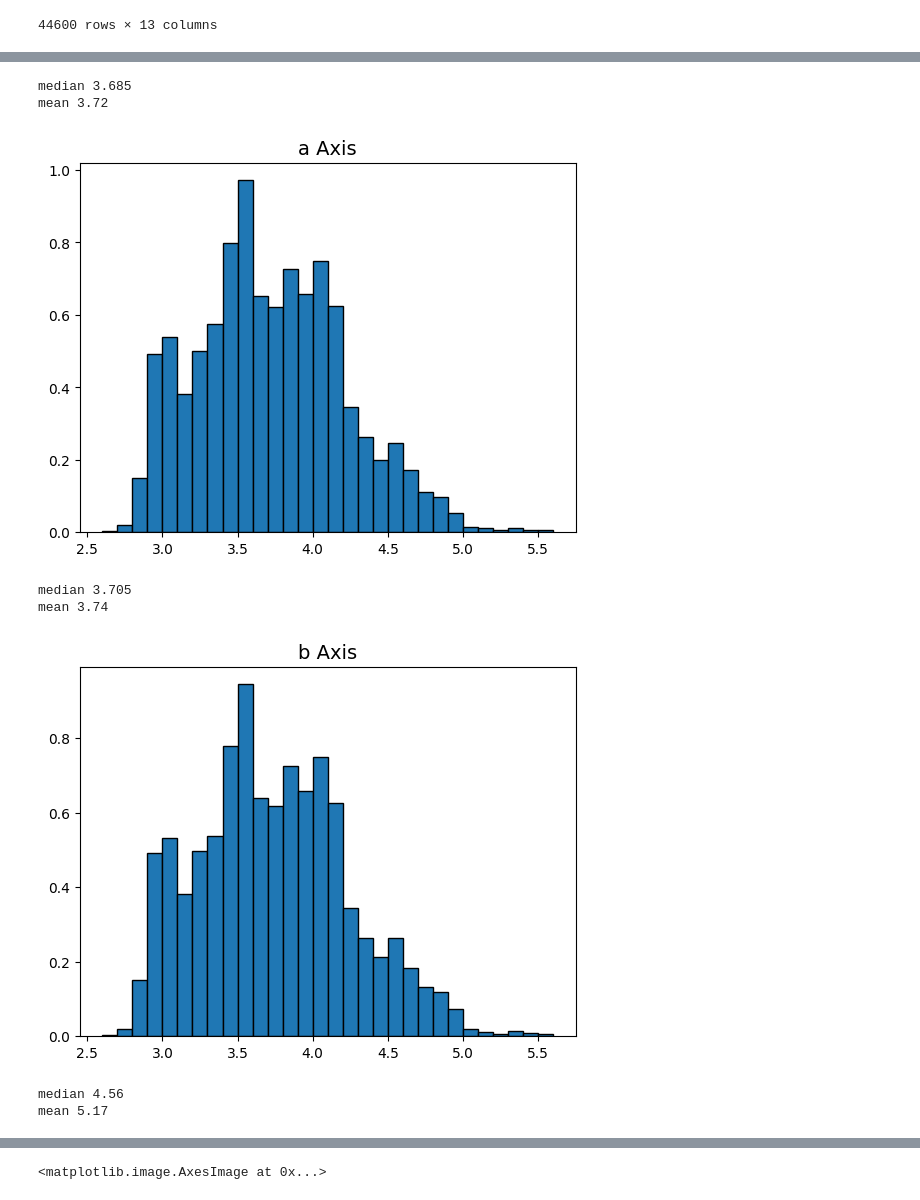
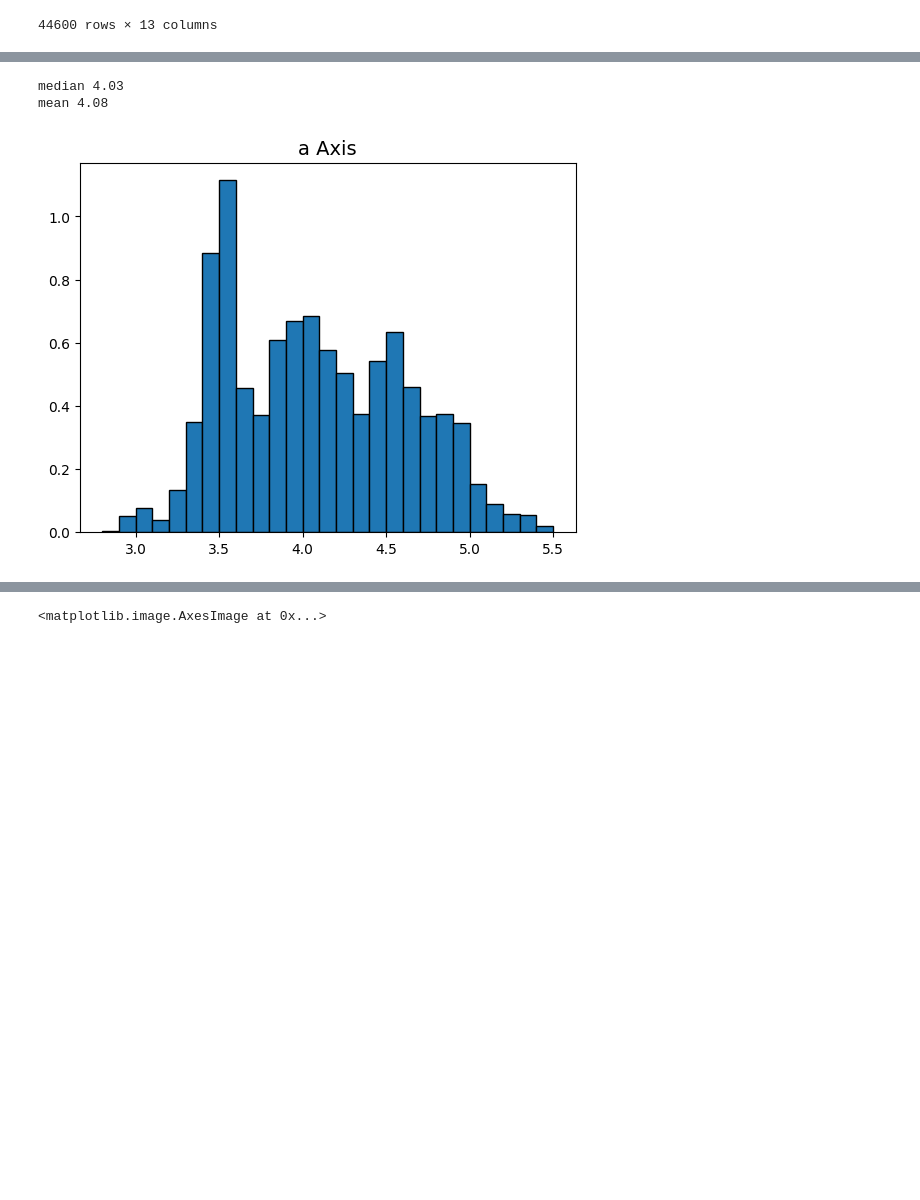
Before and after one commit to smglsn12/EDiffCrystals, a Jupyter notebook: notebooks/Predict_experimental_patterns.ipynb, the cells around one changed output, grey strips where cells are left out. Drawn from its saved outputs; the diff is of its cells as text; code cells hidden in the pictures; blank space fills up the shorter version.

```diff
--- a/notebooks/Predict_experimental_patterns.ipynb
+++ b/notebooks/Predict_experimental_patterns.ipynb
@@ -300,14 +291,9 @@ diff_analysis.visualize_real_space_predictions(im_shape = (256, 256),
 [figure]
 [figure]
 # %%
-diff_analysis.visualize_lattice_distributions(im_shape = (256,256), lattice_params = ['a', 'b', 'c'],
+diff_analysis.visualize_lattice_distributions(im_shape = (256,256), lattice_params = ['a'],
                                              crystal_systems = ['one'])
 # %% [output]
-median 3.685
-mean 3.72
+median 4.03
+mean 4.08
-[figure, old version]
+[figure, new version]
-median 3.705
-mean 3.74
-[figure, removed]
-median 4.56
-mean 5.17
```
Also changed, not shown: parts of 5 cells of this notebook, 1 other file.
